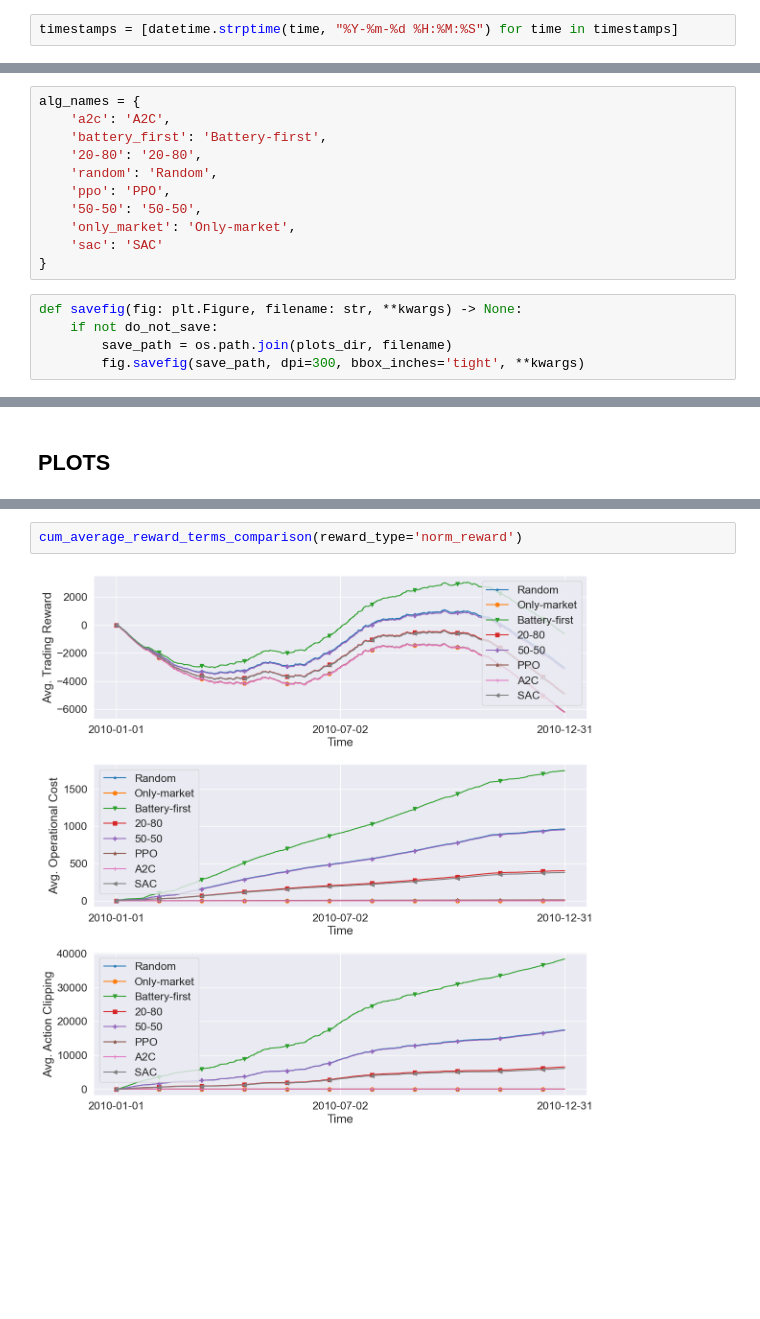
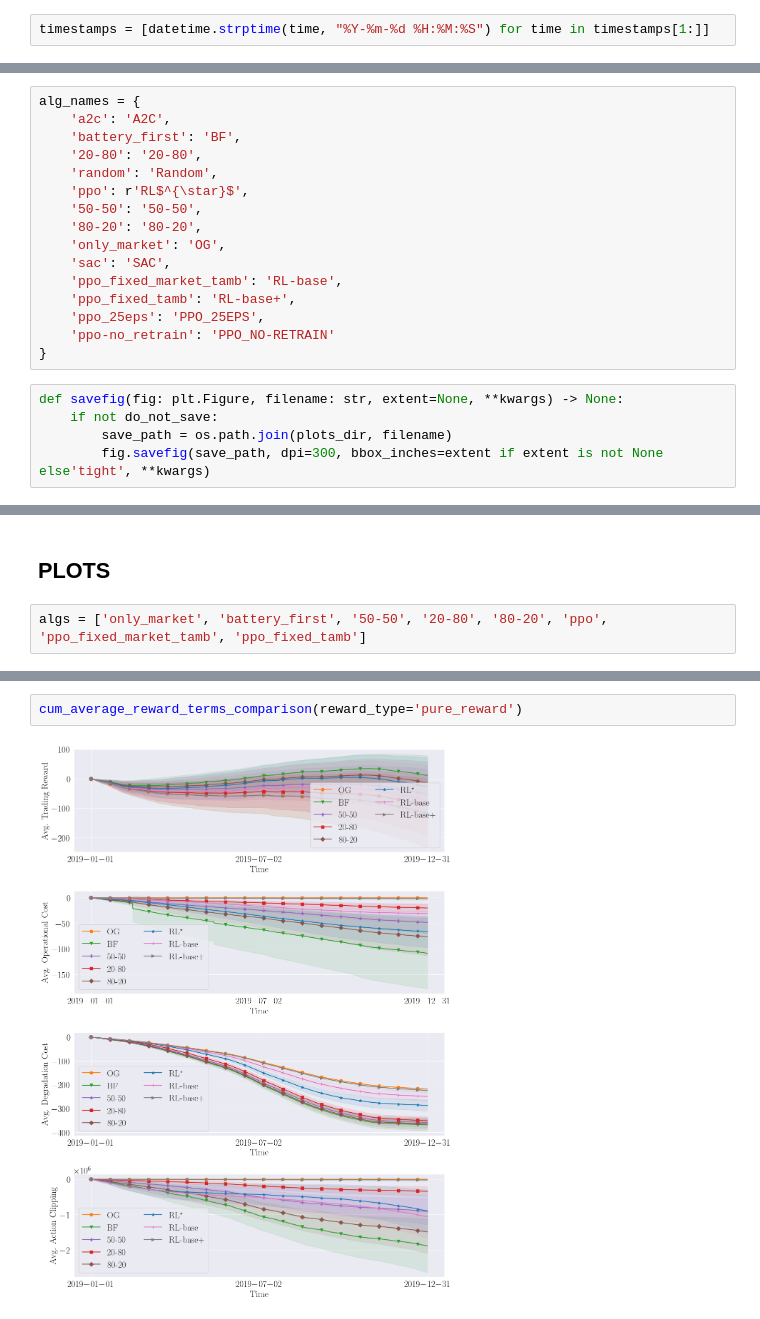
Before and after one commit to Daveonwave/ErNESTO-gym, a Jupyter notebook: examples/single_agent/results_analysis.ipynb, the cells around one changed output, grey strips where cells are left out. Saved outputs shown, nothing was run; the diff lists cells and outputs as text; blank space fills up the shorter version.

```diff
--- a/examples/single_agent/results_analysis.ipynb
+++ b/examples/single_agent/results_analysis.ipynb
@@ -100,2 +123,2 @@ timestamps = pd.read_csv("ernestogym/ernesto/data/demand/dataset.csv", usecols=[
 # %%
-timestamps = [datetime.strptime(time, "%Y-%m-%d %H:%M:%S") for time in timestamps]
+timestamps = [datetime.strptime(time, "%Y-%m-%d %H:%M:%S") for time in timestamps[1:]]
@@ -113,16 +125,21 @@ algs
 # %%
 alg_names = {
     'a2c': 'A2C',
-    'battery_first': 'Battery-first',
+    'battery_first': 'BF',
     '20-80': '20-80',
     'random': 'Random',
-    'ppo': 'PPO',
+    'ppo': r'RL$^{\star}$',
     '50-50': '50-50',
-    'only_market': 'Only-market',
-    'sac': 'SAC'
+    '80-20': '80-20',
+    'only_market': 'OG',
+    'sac': 'SAC',
+    'ppo_fixed_market_tamb': 'RL-base',
+    'ppo_fixed_tamb': 'RL-base+',
+    'ppo_25eps': 'PPO_25EPS',
+    'ppo-no_retrain': 'PPO_NO-RETRAIN'
 }
 # %%
-def savefig(fig: plt.Figure, filename: str, **kwargs) -> None:
+def savefig(fig: plt.Figure, filename: str, extent=None, **kwargs) -> None:
     if not do_not_save:
         save_path = os.path.join(plots_dir, filename)
-        fig.savefig(save_path, dpi=300, bbox_inches='tight', **kwargs)
+        fig.savefig(save_path, dpi=300, bbox_inches=extent if extent is not None else'tight', **kwargs)
@@ -129,2 +148,4 @@ def savefig(fig: plt.Figure, filename: str, **kwargs) -> None:
 # %% [markdown]
 ## PLOTS
+# %%
+algs = ['only_market', 'battery_first', '50-50', '20-80', '80-20', 'ppo', 'ppo_fixed_market_tamb', 'ppo_fixed_tamb']
@@ -201,9 +356,9 @@ def cum_average_reward_terms_comparison(sampling_rate=10, reward_type='weighted_
     savefig(fig, filename='{}-avg_cum_terms_{}.pdf'.format(exp_name, reward_type))
     savefig(fig, filename='{}-avg_cum_terms_{}.png'.format(exp_name, reward_type))
 # %%
-cum_average_reward_terms_comparison(reward_type='norm_reward')
+cum_average_reward_terms_comparison(reward_type='pure_reward')
 # %% [output]
-[figure, old version]
+[figure, new version]
 # %%
 def average_total_reward_with_baseline(sampling_rate=10, reward_type='weighted_reward', baseline='20-80'):
     data = {}
```
Also changed, not shown: parts of 40 cells of this notebook, 47 other files.
